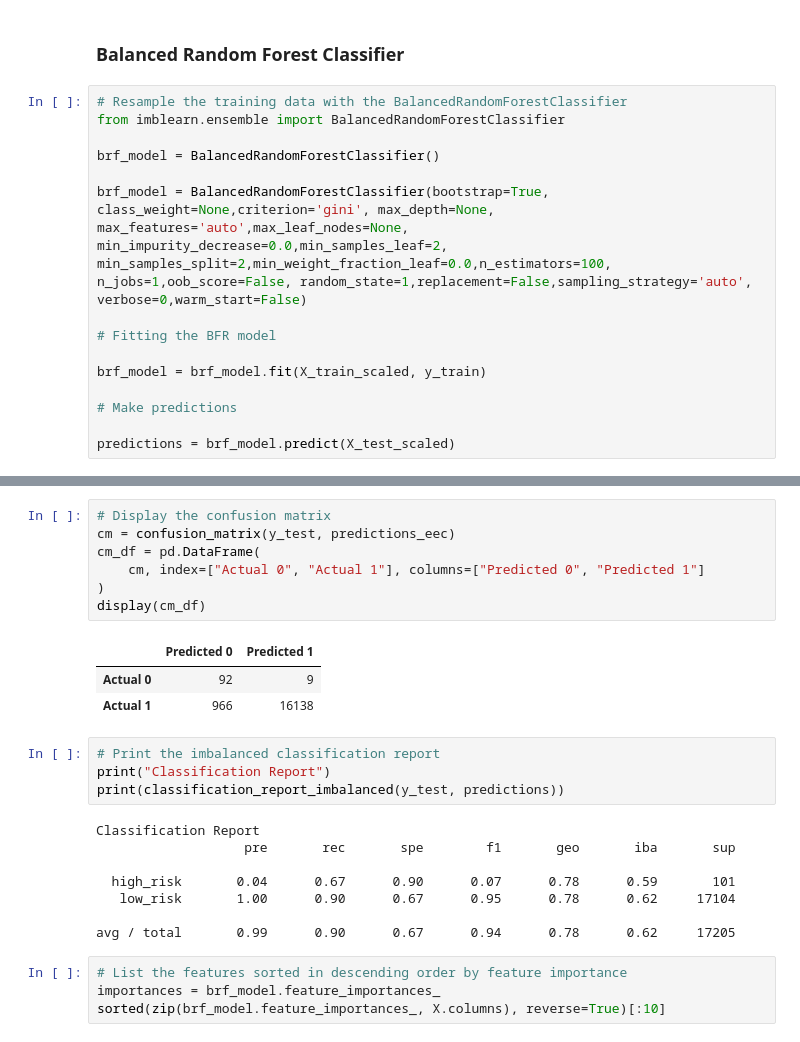
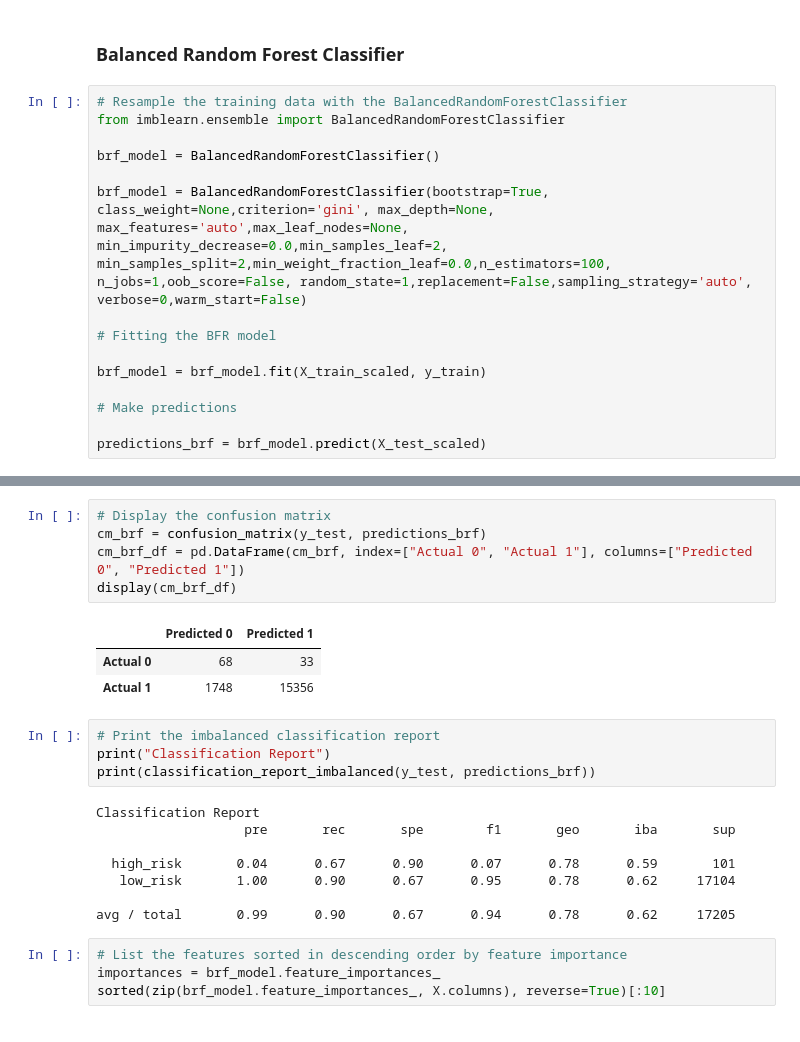
Before and after one commit to dbogatic/classification-credit-risk, a Jupyter notebook: credit_risk_ensemble.ipynb, the cells around one changed output, grey strips where cells are left out. Drawn from its saved outputs; the diff is of its cells as text.

```diff
--- a/credit_risk_ensemble.ipynb
+++ b/credit_risk_ensemble.ipynb
@@ -175,6 +175,6 @@ brf_model = brf_model.fit(X_train_scaled, y_train)
 
 # Make predictions
 
-predictions = brf_model.predict(X_test_scaled)
+predictions_brf = brf_model.predict(X_test_scaled)
 # %%
 # Calculated the balanced accuracy score
@@ -182,19 +184,17 @@ predictions = brf_model.predict(X_test_scaled)
 Balanced Accuracy Score : 0.7855345052746622
 # %%
 # Display the confusion matrix
-cm = confusion_matrix(y_test, predictions_eec)
-cm_df = pd.DataFrame(
-    cm, index=["Actual 0", "Actual 1"], columns=["Predicted 0", "Predicted 1"]
-)
-display(cm_df)
+cm_brf = confusion_matrix(y_test, predictions_brf)
+cm_brf_df = pd.DataFrame(cm_brf, index=["Actual 0", "Actual 1"], columns=["Predicted 0", "Predicted 1"])
+display(cm_brf_df)
 # %% [output]
 |  | Predicted 0 | Predicted 1 |
-| Actual 0 | 92 | 9 |
-| Actual 1 | 966 | 16138 |
+| Actual 0 | 68 | 33 |
+| Actual 1 | 1748 | 15356 |
 # %%
 # Print the imbalanced classification report
 print("Classification Report")
-print(classification_report_imbalanced(y_test, predictions))
+print(classification_report_imbalanced(y_test, predictions_brf))
 # %% [output]
 Classification Report
                    pre       rec       spe        f1       geo       iba       sup
```
Also changed, not shown: parts of 7 cells of this notebook.
